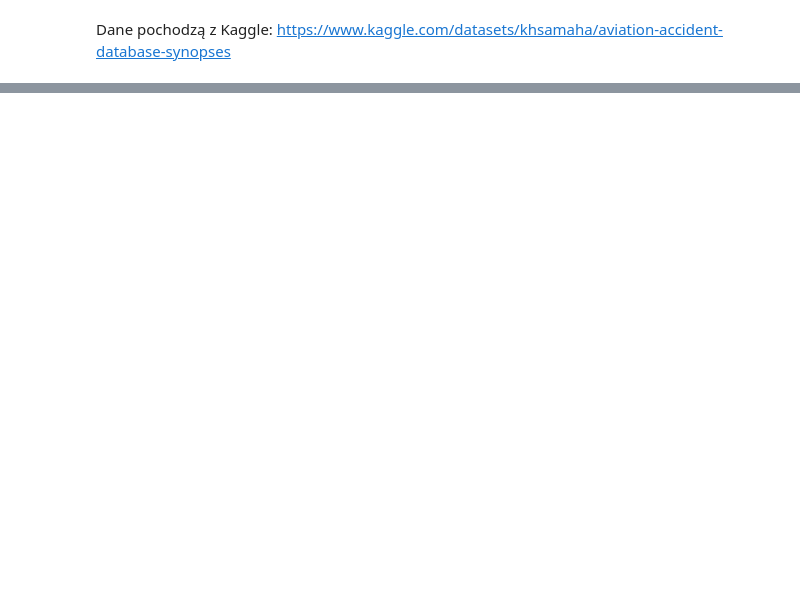
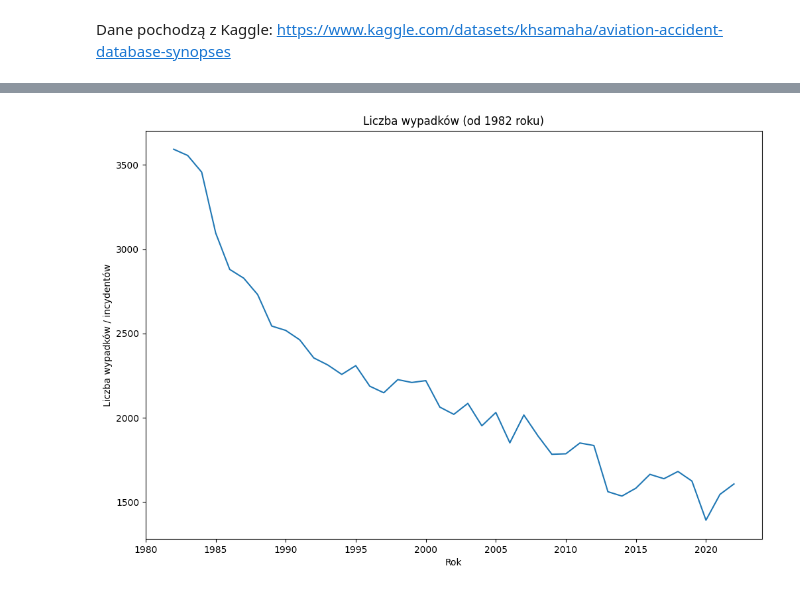
Before and after one commit to infoshareacademy/jdszr14-DeepDiveData, a Jupyter notebook: ML_project/czy_leci_z_nami_pilot.ipynb, the cells around one changed output, grey strips where cells are left out. Drawn from its saved outputs; the diff is of its cells as text; code cells hidden in the pictures; blank space fills up the shorter version.

```diff
--- a/ML_project/czy_leci_z_nami_pilot.ipynb
+++ b/ML_project/czy_leci_z_nami_pilot.ipynb
@@ -136,3 +237,12 @@ plt.show()
+# %%
+plt.figure(figsize=(12,8))
+plt.plot(accidents_by_year_1982.index, accidents_by_year_1982.values)
+plt.xlabel("Rok")
+plt.ylabel("Liczba wypadków / incydentów")
+plt.title("Liczba wypadków (od 1982 roku)")
+plt.show()
+# %% [output]
+[figure, added]
 # %%
 df_usa = dropped_col_df[dropped_col_df["Country"] == "United States"]
 # %%
```
Also changed, not shown: parts of 58 cells of this notebook, 5 other files.
